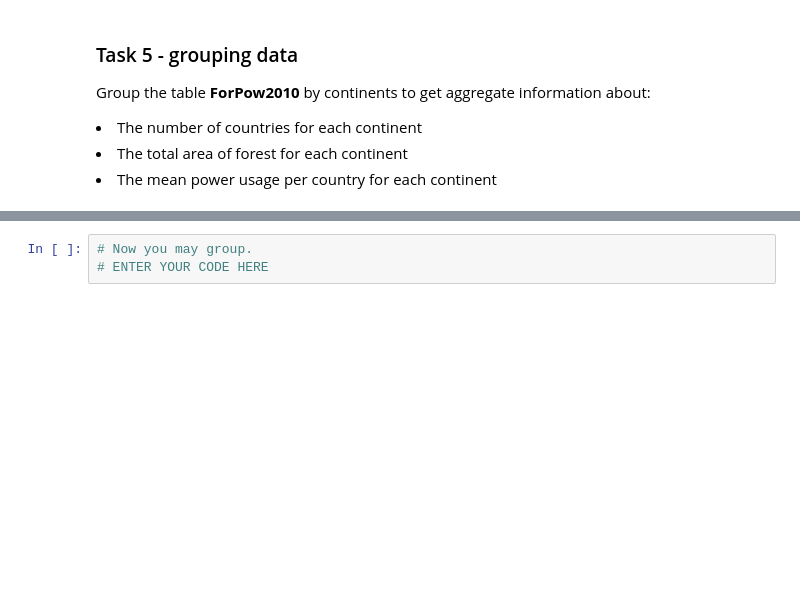
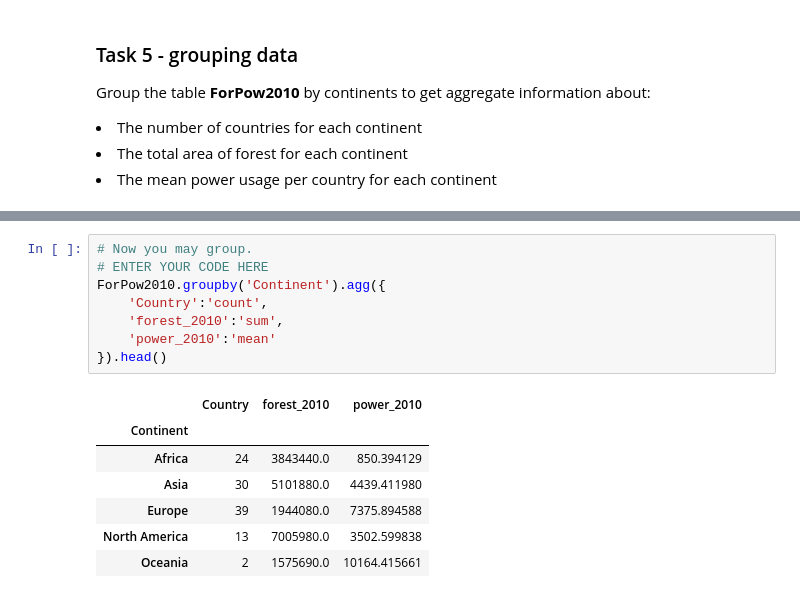
Before and after one commit to For-Chance/CourseOfConstructionInformation, a Jupyter notebook: Class/Class_04/Pandas_2/03 - Pandas 2 - Empty.ipynb, the cells around one changed output, grey strips where cells are left out. Cells and saved outputs as stored; diff of their text form; blank space fills up the shorter version.

```diff
--- a/Class/Class_04/Pandas_2/03 - Pandas 2 - Empty.ipynb
+++ b/Class/Class_04/Pandas_2/03 - Pandas 2 - Empty.ipynb
@@ -276,3 +320,16 @@ Group the table **ForPow2010** by continents to get aggregate information about:
 # %%
 # Now you may group.
 # ENTER YOUR CODE HERE
+ForPow2010.groupby('Continent').agg({
+    'Country':'count',
+    'forest_2010':'sum',
+    'power_2010':'mean'
+}).head()
+# %% [output]
+|  | Country | forest_2010 | power_2010 |
+| Continent |  |  |  |
+| Africa | 24 | 3843440.0 | 850.394129 |
+| Asia | 30 | 5101880.0 | 4439.411980 |
+| Europe | 39 | 1944080.0 | 7375.894588 |
+| North America | 13 | 7005980.0 | 3502.599838 |
+| Oceania | 2 | 1575690.0 | 10164.415661 |
```
Also changed, not shown: parts of 5 cells of this notebook.
